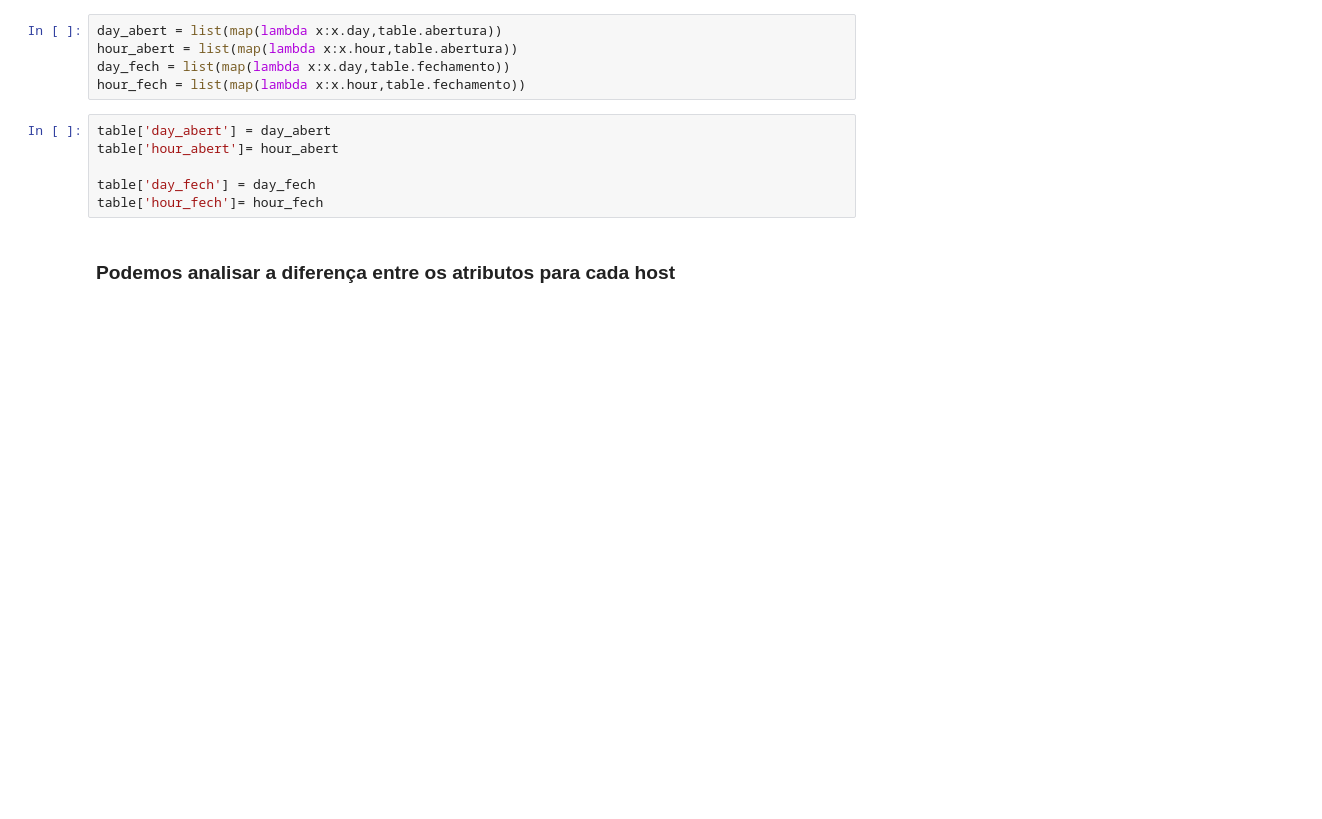
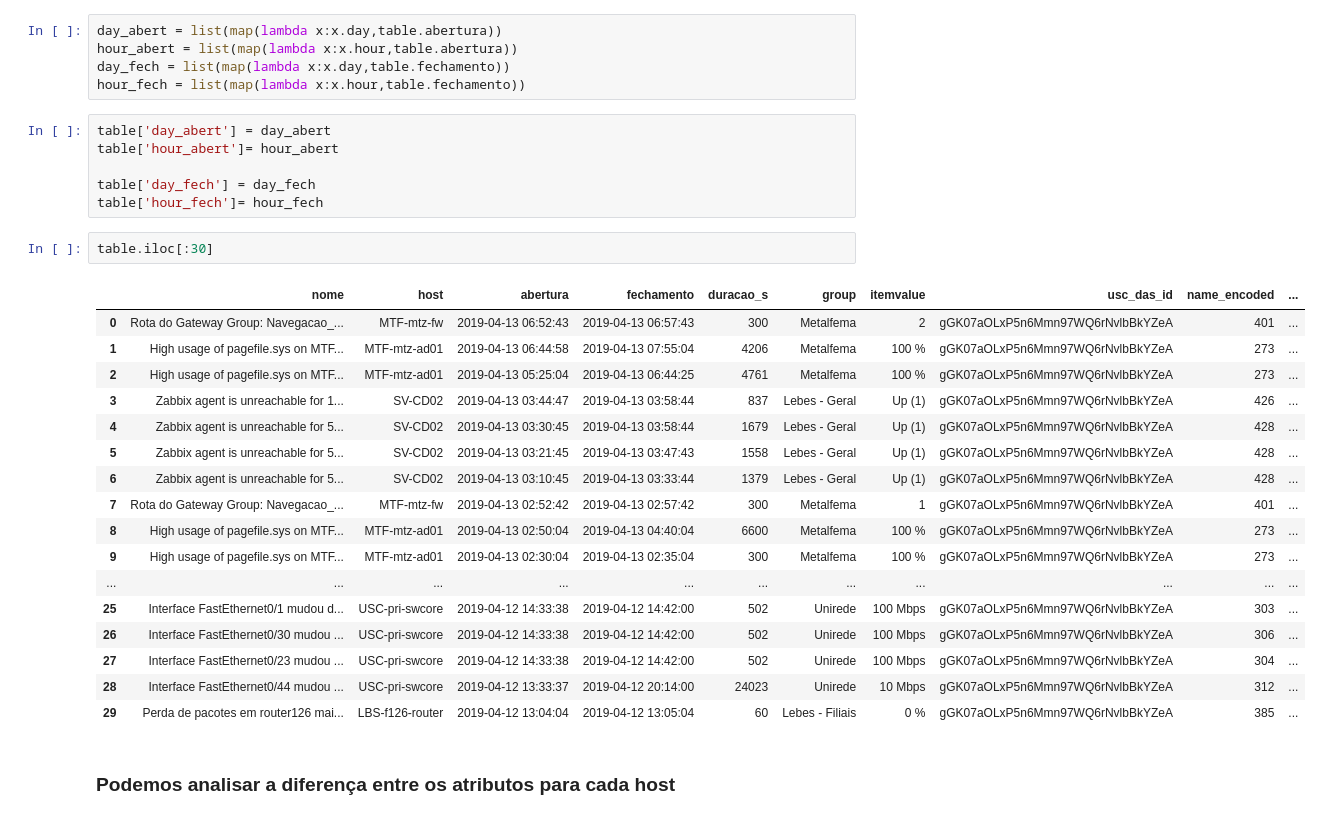
Before and after one commit to michaeloc/data_analysis_server_log, a Jupyter notebook: Analise_Ocorrencias.ipynb, the cells around one changed output. Cells and saved outputs as stored; diff of their text form; blank space fills up the shorter version.

```diff
--- a/Analise_Ocorrencias.ipynb
+++ b/Analise_Ocorrencias.ipynb
@@ -344,6 +337,26 @@ table['hour_abert']= hour_abert
 
 table['day_fech'] = day_fech
 table['hour_fech']= hour_fech
+# %%
+table.iloc[:30]
+# %% [output]
+|  | nome | host | abertura | fechamento | duracao_s | group | itemvalue | usc_das_id | name_encoded | ... |
+| 0 | Rota do Gateway Group: Navegacao_... | MTF-mtz-fw | 2019-04-13 06:52:43 | 2019-04-13 06:57:43 | 300 | Metalfema | 2 | gGK07aOLxP5n6Mmn97WQ6rNvlbBkYZeA | 401 | ... |
+| 1 | High usage of pagefile.sys on MTF... | MTF-mtz-ad01 | 2019-04-13 06:44:58 | 2019-04-13 07:55:04 | 4206 | Metalfema | 100 % | gGK07aOLxP5n6Mmn97WQ6rNvlbBkYZeA | 273 | ... |
+| 2 | High usage of pagefile.sys on MTF... | MTF-mtz-ad01 | 2019-04-13 05:25:04 | 2019-04-13 06:44:25 | 4761 | Metalfema | 100 % | gGK07aOLxP5n6Mmn97WQ6rNvlbBkYZeA | 273 | ... |
+| 3 | Zabbix agent is unreachable for 1... | SV-CD02 | 2019-04-13 03:44:47 | 2019-04-13 03:58:44 | 837 | Lebes - Geral | Up (1) | gGK07aOLxP5n6Mmn97WQ6rNvlbBkYZeA | 426 | ... |
+| 4 | Zabbix agent is unreachable for 5... | SV-CD02 | 2019-04-13 03:30:45 | 2019-04-13 03:58:44 | 1679 | Lebes - Geral | Up (1) | gGK07aOLxP5n6Mmn97WQ6rNvlbBkYZeA | 428 | ... |
+| 5 | Zabbix agent is unreachable for 5... | SV-CD02 | 2019-04-13 03:21:45 | 2019-04-13 03:47:43 | 1558 | Lebes - Geral | Up (1) | gGK07aOLxP5n6Mmn97WQ6rNvlbBkYZeA | 428 | ... |
+| 6 | Zabbix agent is unreachable for 5... | SV-CD02 | 2019-04-13 03:10:45 | 2019-04-13 03:33:44 | 1379 | Lebes - Geral | Up (1) | gGK07aOLxP5n6Mmn97WQ6rNvlbBkYZeA | 428 | ... |
+| 7 | Rota do Gateway Group: Navegacao_... | MTF-mtz-fw | 2019-04-13 02:52:42 | 2019-04-13 02:57:42 | 300 | Metalfema | 1 | gGK07aOLxP5n6Mmn97WQ6rNvlbBkYZeA | 401 | ... |
+| 8 | High usage of pagefile.sys on MTF... | MTF-mtz-ad01 | 2019-04-13 02:50:04 | 2019-04-13 04:40:04 | 6600 | Metalfema | 100 % | gGK07aOLxP5n6Mmn97WQ6rNvlbBkYZeA | 273 | ... |
+| 9 | High usage of pagefile.sys on MTF... | MTF-mtz-ad01 | 2019-04-13 02:30:04 | 2019-04-13 02:35:04 | 300 | Metalfema | 100 % | gGK07aOLxP5n6Mmn97WQ6rNvlbBkYZeA | 273 | ... |
+| ... | ... | ... | ... | ... | ... | ... | ... | ... | ... | ... |
+| 25 | Interface FastEthernet0/1 mudou d... | USC-pri-swcore | 2019-04-12 14:33:38 | 2019-04-12 14:42:00 | 502 | Unirede | 100 Mbps | gGK07aOLxP5n6Mmn97WQ6rNvlbBkYZeA | 303 | ... |
+| 26 | Interface FastEthernet0/30 mudou ... | USC-pri-swcore | 2019-04-12 14:33:38 | 2019-04-12 14:42:00 | 502 | Unirede | 100 Mbps | gGK07aOLxP5n6Mmn97WQ6rNvlbBkYZeA | 306 | ... |
+| 27 | Interface FastEthernet0/23 mudou ... | USC-pri-swcore | 2019-04-12 14:33:38 | 2019-04-12 14:42:00 | 502 | Unirede | 100 Mbps | gGK07aOLxP5n6Mmn97WQ6rNvlbBkYZeA | 304 | ... |
+| 28 | Interface FastEthernet0/44 mudou ... | USC-pri-swcore | 2019-04-12 13:33:37 | 2019-04-12 20:14:00 | 24023 | Unirede | 10 Mbps | gGK07aOLxP5n6Mmn97WQ6rNvlbBkYZeA | 312 | ... |
+| 29 | Perda de pacotes em router126 mai... | LBS-f126-router | 2019-04-12 13:04:04 | 2019-04-12 13:05:04 | 60 | Lebes - Filiais | 0 % | gGK07aOLxP5n6Mmn97WQ6rNvlbBkYZeA | 385 | ... |
 # %% [markdown]
 ### Podemos analisar a diferença entre os atributos para cada host
 # %%
```
Also changed, not shown: parts of 32 cells of this notebook.
